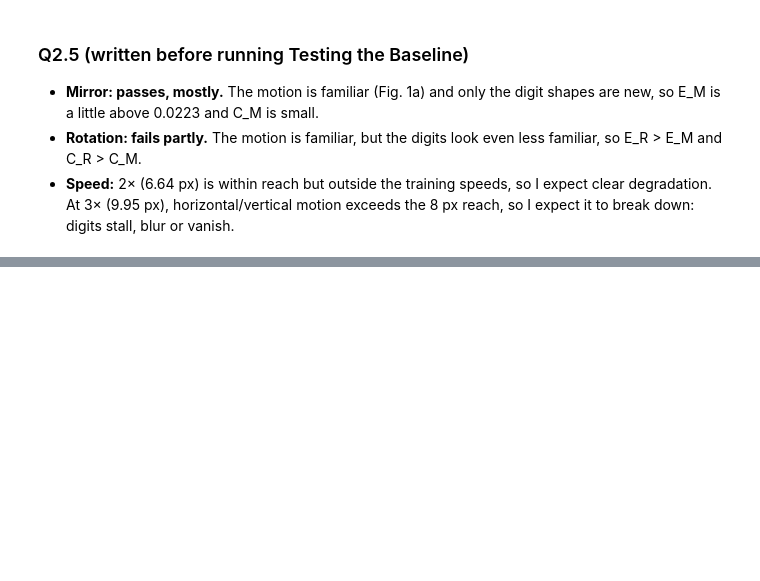
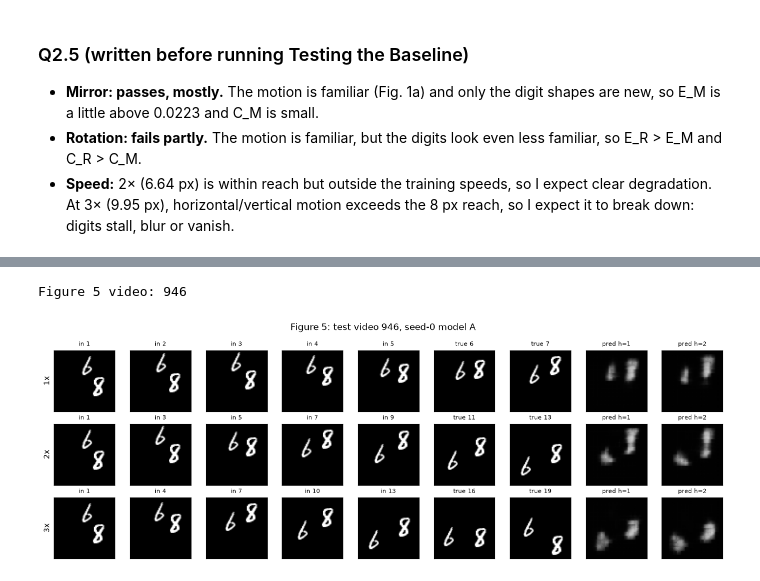
Before and after one commit to Ahmad-Gill/LUMS-Academics, a Jupyter notebook: Third Semester/Deep Learning For Time Space Grsph/Assignments/Assignment 2/Question2/25280065_Question_2.ipynb, the cells around one changed output, grey strips where cells are left out. Saved outputs shown, nothing was run; the diff lists cells and outputs as text; code cells hidden in the pictures; blank space fills up the shorter version.

```diff
--- a/Third Semester/Deep Learning For Time Space Grsph/Assignments/Assignment 2/Question2/25280065_Question_2.ipynb
+++ b/Third Semester/Deep Learning For Time Space Grsph/Assignments/Assignment 2/Question2/25280065_Question_2.ipynb
@@ -601,0 +717,22 @@ models_A = {s: load(ModelA, "A", s) for s in [0, 1]}
+# %%
+shown = [5, 6, 10, 12, 15, 18]
+drop5 = 1 - bright[:, shown].min(1).values / bright.max(1).values
+v5 = 946                                           # digits >=9 px apart in true frames 6,7,11,13,16,19 (bounding-box check)
+print("Figure 5 video:", v5)
+
+fig, ax = plt.subplots(3, 9, figsize=(13, 4.6))
+for r, k in enumerate([1, 2, 3]):
+    X, Y = get_window(to_float(test_u8[v5:v5+1].to(device)), 1, k)
+    with torch.no_grad():
+        P = models_A[0](X)
+    imgs = [X[0, i] for i in range(5)] + [Y[0, 0], Y[0, 1], P[0, 0], P[0, 1]]
+    names = [f"in {1+i*k}" for i in range(5)] + [f"true {1+5*k}", f"true {1+6*k}", "pred h=1", "pred h=2"]
+    for c in range(9):
+        ax[r, c].imshow(imgs[c][0].cpu(), cmap="gray", vmin=0, vmax=1)
+        ax[r, c].set_title(names[c], fontsize=8); ax[r, c].set_xticks([]); ax[r, c].set_yticks([])
+    ax[r, 0].set_ylabel(f"{k}x")
+fig.suptitle(f"Figure 5: test video {v5}, seed-0 model A")
+plt.tight_layout(); plt.savefig("figures/fig5.png", dpi=150); plt.show()
+# %% [output]
+Figure 5 video: 946
+[figure, added]
```
Also changed, not shown: parts of 15 cells of this notebook, 12 other files.
